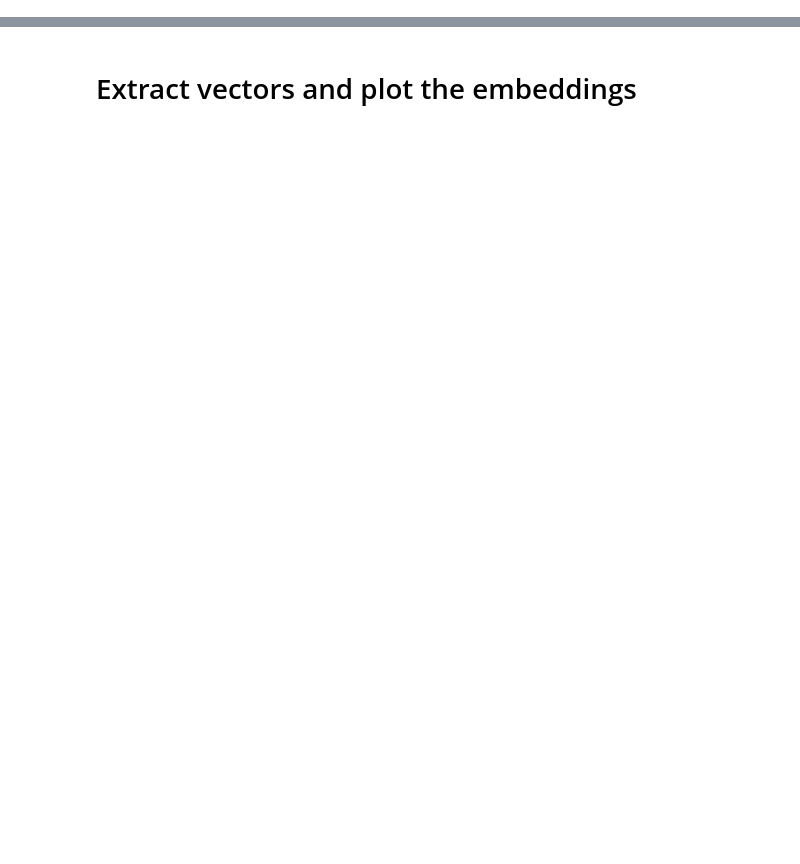
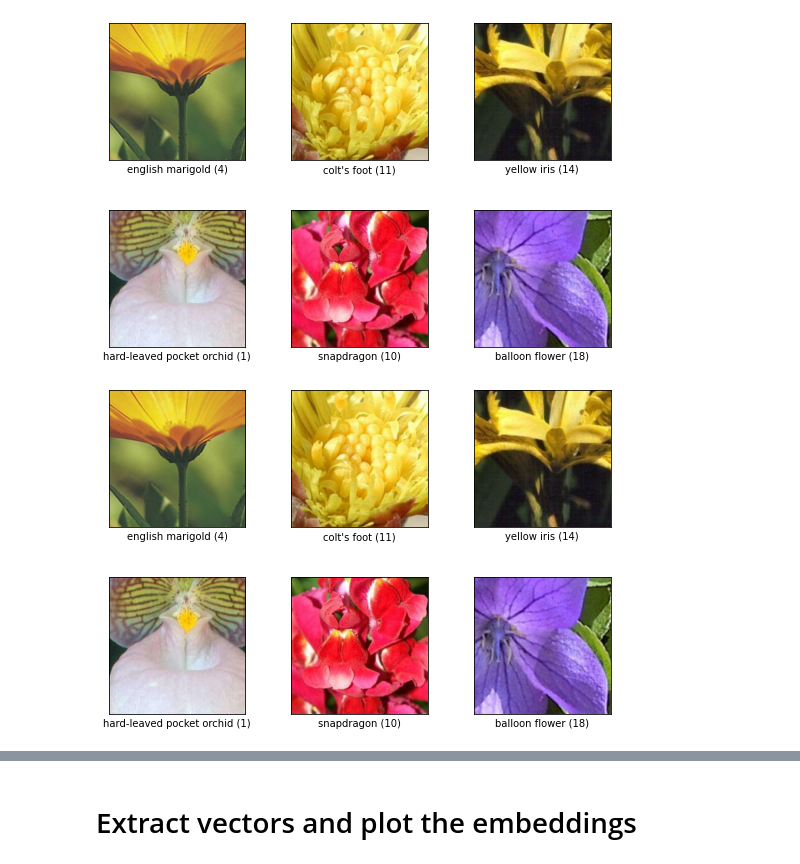
Before and after one commit to jangedoo/image-similarity-demo, a Jupyter notebook: notebooks/Image_Search_Fine_tuning.ipynb, the cells around one changed output, grey strips where cells are left out. Saved outputs shown, nothing was run; the diff lists cells and outputs as text; code cells hidden in the pictures; blank space fills up the shorter version.

```diff
--- a/notebooks/Image_Search_Fine_tuning.ipynb
+++ b/notebooks/Image_Search_Fine_tuning.ipynb
@@ -13,2 +2,0 @@ import pandas as pd
-# %%
-ds, ds_info = tfds.load("cars196", as_supervised=True, with_info=True)
@@ -52 +10,26 @@ test_ds = test_ds.filter(filter_by_classes).map(normalize_img).prefetch(tf.data.
+# %%
+(train_ds, valid_ds), info = tfds.load("oxford_flowers102", split=["train", "validation"], as_supervised=True, with_info=True)
+int_to_class_label = info.features['label'].int2str
+# %%
+CLASSES_TO_CONSIDER = list(range(20)) # first 20 classes
+IMG_WIDTH = IMG_HEIGHT = 256
+
+def preprocess_image(image, label, height, width):
+    image = tf.image.resize_with_crop_or_pad(image, target_height=height, target_width=width)
+    image = tf.cast(image, tf.float32) / 255.0
+    return image, label
+
+def filter_by_classes(img, label):
+    bools = tf.equal(label, CLASSES_TO_CONSIDER)
+    return tf.reduce_any(bools)
+
+
+partial_preprocess_image = functools.partial(preprocess_image, height=IMG_HEIGHT, width=IMG_WIDTH)
+train_ds = train_ds.filter(filter_by_classes).map(partial_preprocess_image).cache().shuffle(buffer_size=1000)
+valid_ds = valid_ds.filter(filter_by_classes).map(partial_preprocess_image).cache().shuffle(buffer_size=1000)
+# %%
+tfds.show_examples(train_ds, ds_info=info, rows=2, cols=3)
+# %% [output]
+[figure, added]
+[figure, added]
 # %%
```
Also changed, not shown: parts of 30 cells of this notebook.
